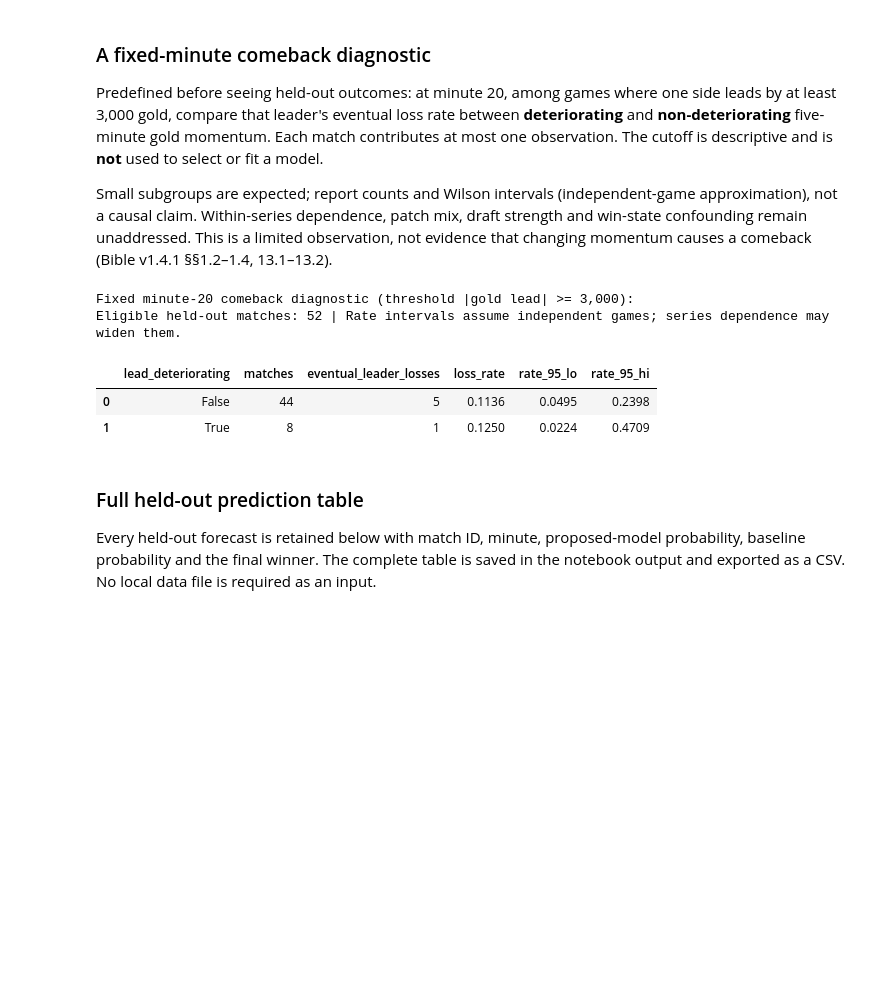
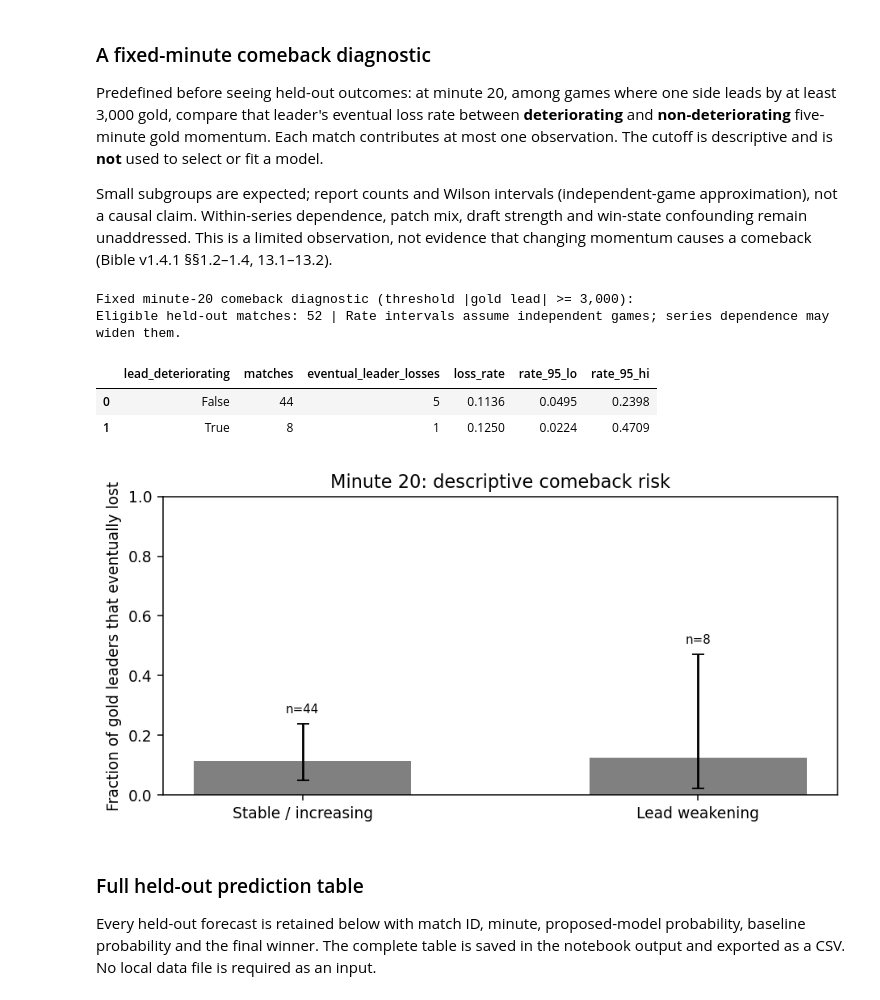
Before and after one commit to sangtrx/vexil-dota2-case-study, a Jupyter notebook: live_dota2_win_probability.ipynb, the cells around one changed output. Cells and saved outputs as stored; diff of their text form; code cells hidden in the pictures; blank space fills up the shorter version.

```diff
--- a/live_dota2_win_probability.ipynb
+++ b/live_dota2_win_probability.ipynb
@@ -1263,34 +1297,35 @@ for flag, group in minute20.groupby("lead_deteriorating", dropna=False):
                     "eventual_leader_losses": k, "loss_rate": k/n,
                     "rate_95_lo": lo, "rate_95_hi": hi})
 comeback_table = pd.DataFrame(summary)
 print("Fixed minute-20 comeback diagnostic (threshold |gold lead| >= 3,000):")
 print("Eligible held-out matches:", len(minute20),
       "| Rate intervals assume independent games; series dependence may widen them.")
 display(comeback_table.round(4) if not comeback_table.empty else
         pd.DataFrame({"note": ["No held-out minute-20 snapshots met the preregistered threshold."]}))
 if not comeback_table.empty:
     fig, ax = plt.subplots(figsize=(7, 3.5))
     xpos = np.arange(len(comeback_table))
     vals = comeback_table.loss_rate.to_numpy()
     errors = np.vstack((vals-comeback_table.rate_95_lo.to_numpy(),
                         comeback_table.rate_95_hi.to_numpy()-vals))
     ax.bar(xpos, vals, color="0.5", width=0.55)
     ax.errorbar(xpos, vals, yerr=errors, fmt="none", ecolor="black", capsize=4)
     labels = ["Lead weakening" if v else "Stable / increasing"
               for v in comeback_table.lead_deteriorating]
     ax.set_xticks(xpos, labels)
     ax.set(ylabel="Fraction of gold leaders that eventually lost",
            title="Minute 20: descriptive comeback risk", ylim=(0, 1))
     for x, n in zip(xpos, comeback_table.matches):
         ax.text(x, min(0.96, vals[x]+errors[1,x]+0.035), f"n={n}", ha="center", fontsize=8)
     fig.tight_layout()
-    plt.show()
+    show_embedded_figure(fig)
 # %% [output]
 Fixed minute-20 comeback diagnostic (threshold |gold lead| >= 3,000):
 Eligible held-out matches: 52 | Rate intervals assume independent games; series dependence may widen them.
 |  | lead_deteriorating | matches | eventual_leader_losses | loss_rate | rate_95_lo | rate_95_hi |
 | 0 | False | 44 | 5 | 0.1136 | 0.0495 | 0.2398 |
 | 1 | True | 8 | 1 | 0.1250 | 0.0224 | 0.4709 |
+[figure, added]
 # %% [markdown]
 ### Full held-out prediction table
 
```
Also changed, not shown: parts of 3 cells of this notebook, 14 other files.
